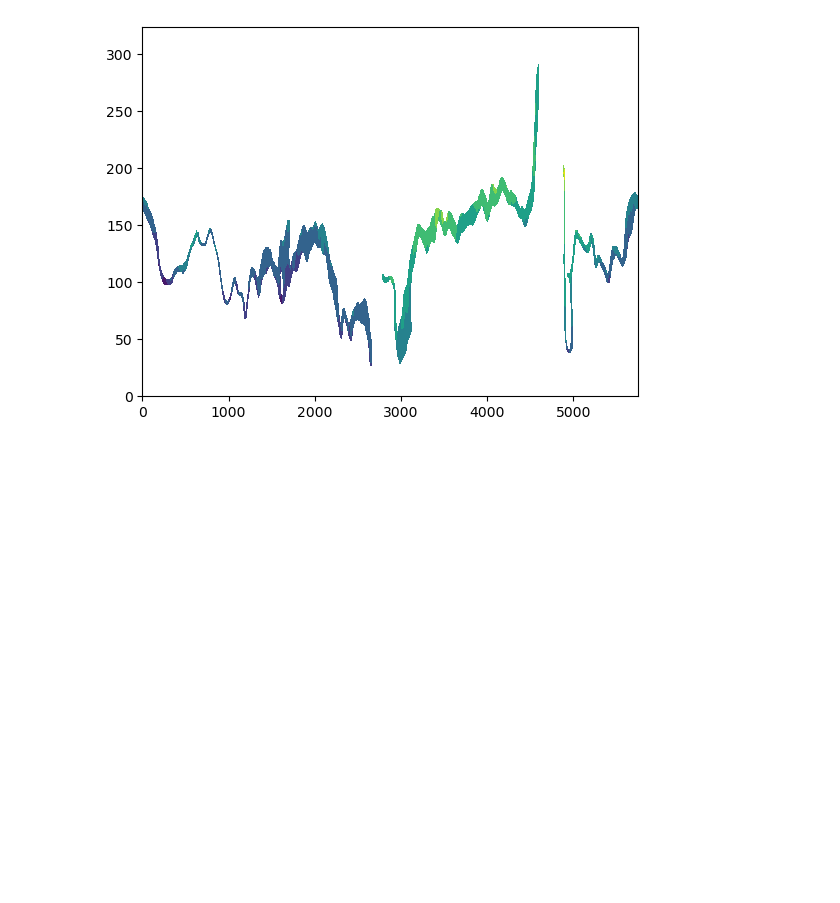
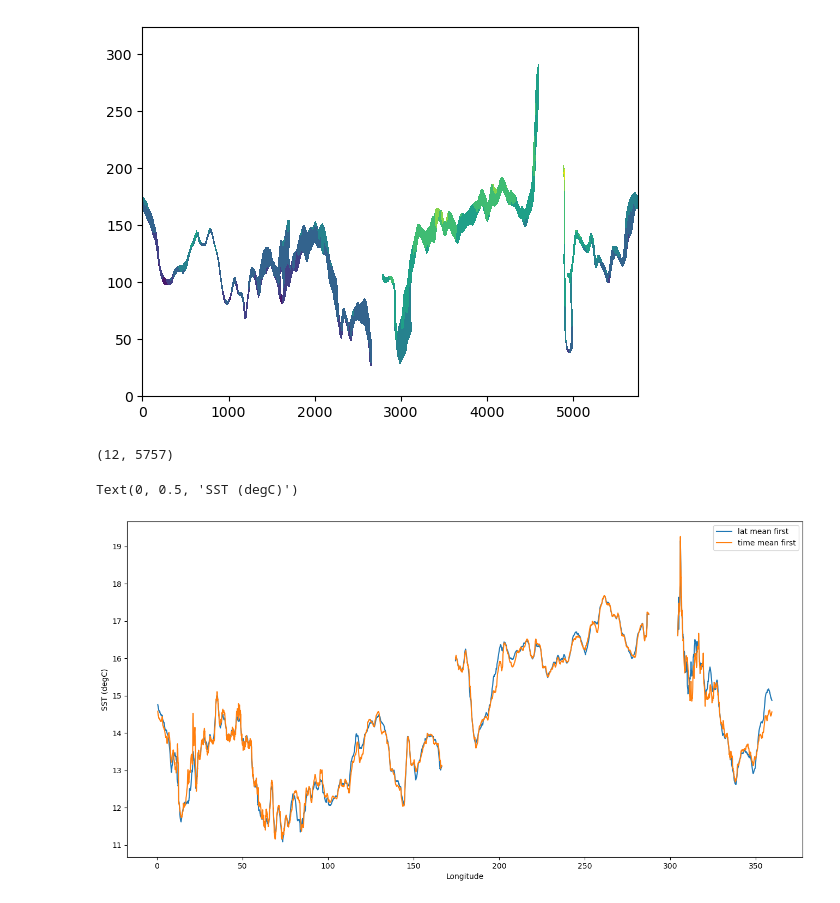
Before and after one commit to juanfuooo/Subtropical-Front-Modeling-Code, a Jupyter notebook: Step3/lookup_table.ipynb, the cells around one changed output. Drawn from its saved outputs; the diff is of its cells as text; code cells hidden in the pictures; blank space fills up the shorter version.

```diff
--- a/Step3/lookup_table.ipynb
+++ b/Step3/lookup_table.ipynb
@@ -115,2 +162,19 @@ def training_testing_split(input_data):
+# %%
+def lookup_table_no_lat_mean(train_data):
+    """
+    Generate monthly averaged lookup table.
+    -----------
+    train_data: numpy array
+        Training data.
+
+    Returns:
+    -----------
+    lookup table: numpy array (12, lon)
+    """
+    lookup_table = np.zeros((12, 5757))
+    for i in range(12):
+        lookup_table[i, :] = np.nanmean(train_data[i::12, :], axis = (0,1))
+
+    return lookup_table
 # %%
 stf_index = stf_indentifier(Argo)
@@ -157,3 +190,26 @@ plt.contourf(sst_stf[0,:,:])
 # %% [output]
 <matplotlib.contour.QuadContourSet at 0x...>
 [figure]
+# %%
+train_data, test_data = training_testing_split(sst_stf)
+# %%
+lookup_table = lookup_table(train_data)
+# %%
+train_data_no_lat_mean, test_data_no_lat_mean = training_testing_split_no_lat_mean(sst_stf)
+lookup_table_no_lat_mean = lookup_table_no_lat_mean(train_data_no_lat_mean)
+# %%
+lookup_table_no_lat_mean.shape
+# %% [output]
+(12, 5757)
+# %%
+plt.figure(figsize=(16,8))
+lon = oisst.lon
+i = 0
+plt.plot(lon ,lookup_table[i,:], label = 'lat mean first')
+plt.plot(lon ,lookup_table_no_lat_mean[i,:], label = 'time mean first')
+plt.legend()
+plt.xlabel('Longitude')
+plt.ylabel('SST (degC)')
+# %% [output]
+Text(0, 0.5, 'SST (degC)')
+[figure, added]
```
Also changed, not shown: parts of 13 cells of this notebook, 4 other files.
